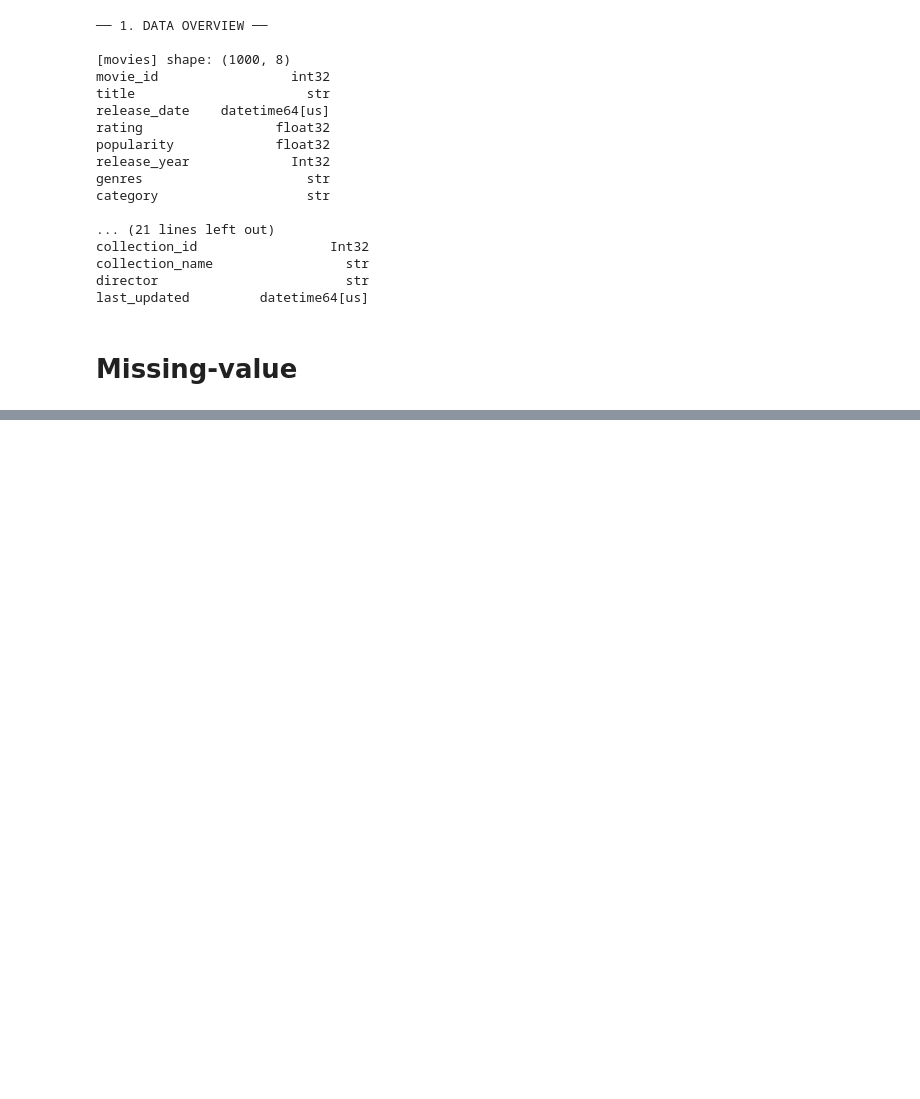
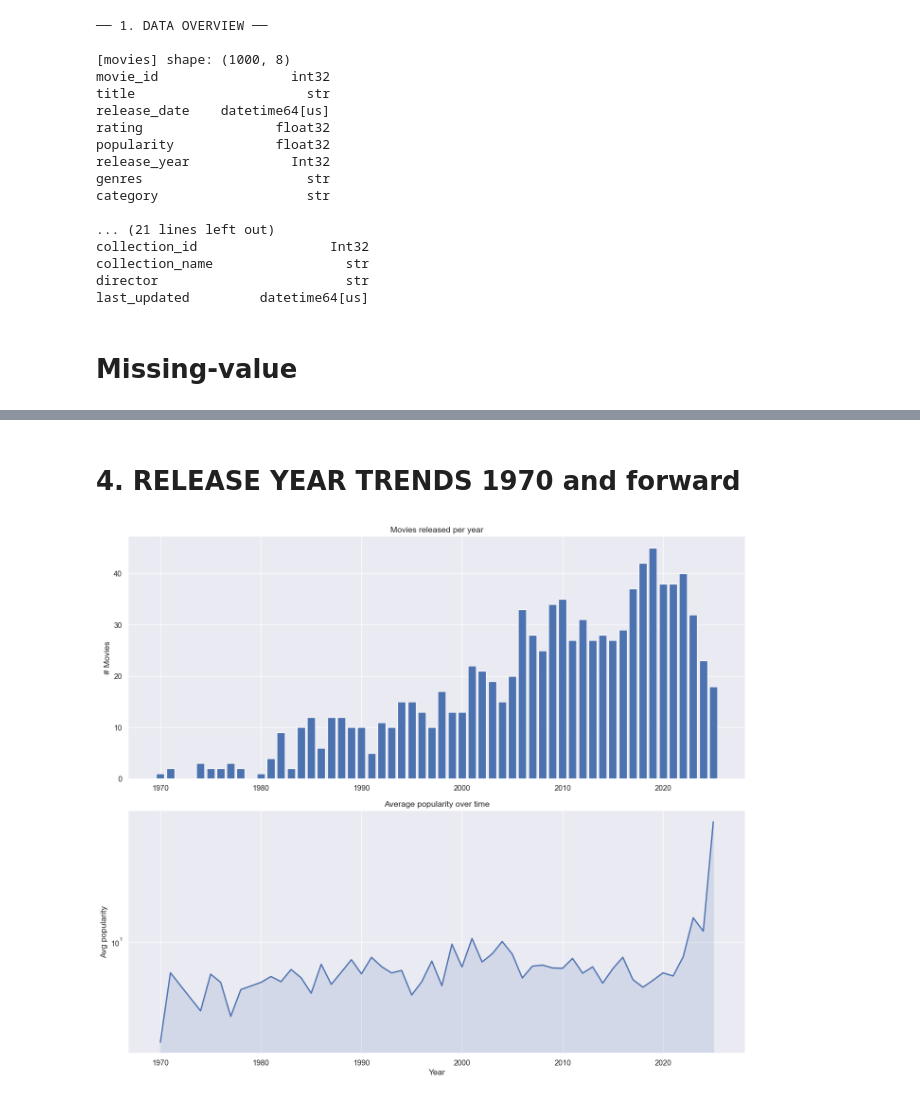
Before and after one commit to GrannyApples/Grupp7_Datavisualisering_DE_UX, a Jupyter notebook: notebooks/eda_anton.ipynb, the cells around one changed output, grey strips where cells are left out. Cells and saved outputs as stored; diff of their text form; code cells hidden in the pictures; blank space fills up the shorter version.

```diff
--- a/notebooks/eda_anton.ipynb
+++ b/notebooks/eda_anton.ipynb
@@ -174,0 +250,28 @@ savefig("01_missing_values")
+# %% [markdown]
+# 4. RELEASE YEAR TRENDS 1970 and forward
+# %%
+yearly = (
+    df.dropna(subset=["release_year"])
+    .groupby("release_year")
+    .agg(count=("movie_id", "count"), avg_rating=("rating", "mean"), avg_popularity=("popularity", "mean"))
+    .reset_index()
+)
+yearly = yearly[(yearly["release_year"] >= 1970) & (yearly["release_year"] < 2026)]
+
+fig, axes = plt.subplots(2, 1, figsize=(14, 12), sharex=True)
+axes[0].tick_params(axis='x', labelbottom=True)
+axes[0].bar(yearly["release_year"], yearly["count"], color=NEUTRAL)
+axes[0].set_ylabel("# Movies")
+axes[0].set_title("Movies released per year")
+
+
+axes[1].plot(yearly["release_year"], yearly["avg_popularity"], color=NEUTRAL, linewidth=2)
+axes[1].fill_between(yearly["release_year"], yearly["avg_popularity"], alpha=0.15, color=NEUTRAL)
+axes[1].set_yscale("log")
+axes[1].set_ylabel("Avg popularity")
+axes[1].set_title("Average popularity over time")
+axes[1].set_xlabel("Year")
+
+plt.tight_layout()
+# %% [output]
+[figure, added]
```
Also changed, not shown: parts of 11 cells of this notebook, 1 other file.
